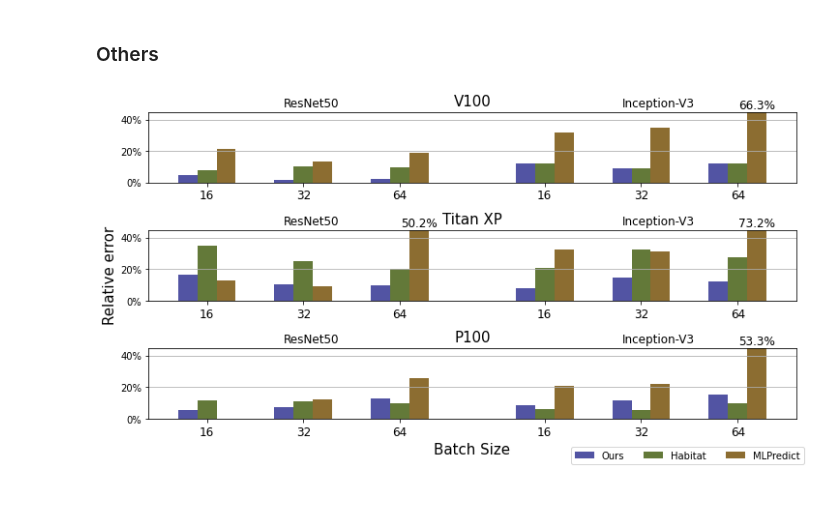
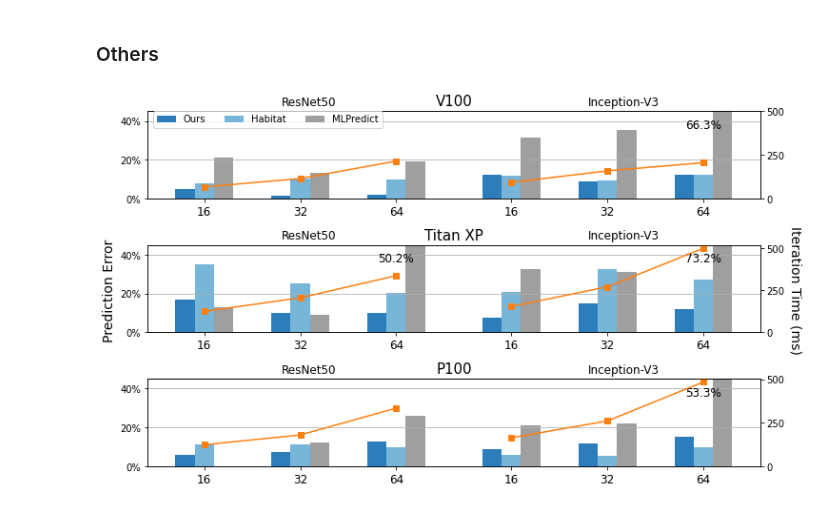
Before and after one commit to owensgroup/ml_perf_model, a Jupyter notebook: analysis/notebooks/e2e_plot.ipynb, the cells around one changed output. Saved outputs shown, nothing was run; the diff lists cells and outputs as text; code cells hidden in the pictures.

Commit message:
Polished e2e plot.

```diff
--- a/analysis/notebooks/e2e_plot.ipynb
+++ b/analysis/notebooks/e2e_plot.ipynb
@@ -23,20 +23,28 @@ trimmed_iters = 30
 gpus = ["V100", "Xp", "P100"]
 models = ["DLRM_default", "DLRM_MLPerf", "DLRM_DDP"]
 errors = {}
+actual_time = {}
 for gpu in gpus:
     errors[gpu] = {}
+    actual_time[gpu] = {}
     for model in models:
         errors[gpu][model] = []
+        actual_time[gpu][model] = []
         for batch_size in batch_sizes:
-            prediction_file = '{}/data/{}/e2e/{}/{}_{}_prediction_{}.log'.format(PM_HOME, gpu, model, num_gpus, batch_size, trimmed_iters)
-            assert os.path.exists(prediction_file)
+            log_file = '{}/data/{}/e2e/{}/b/{}_{}.log'.format(PM_HOME, gpu, model, num_gpus, batch_size, trimmed_iters)
+            assert os.path.exists(log_file), "{} does not exist".format(log_file)
+            for line in open(log_file, 'r'):
+                if re.search("Overall per-batch training time", line):
+                    actual_time[gpu][model].append(float(line.split(' ')[4])) # In us
+            prediction_file = '{}/data/{}/e2e/{}/b/{}_{}_prediction_{}.log'.format(PM_HOME, gpu, model, num_gpus, batch_size, trimmed_iters)
+            assert os.path.exists(prediction_file), "{} does not exist".format(prediction_file)
             for line in open(prediction_file, 'r'):
                 if re.search("Prediction error:", line):
                     active_error = float(line.split(' ')[2].rstrip(',').rstrip('%'))
                     e2e_error = float(line.split(' ')[3].rstrip(',').rstrip('%'))
                     kernel_only_error = float(line.split(' ')[4].rstrip(',').rstrip('%'))
                     errors[gpu][model].append([active_error, e2e_error, kernel_only_error])
-            shared_prediction_file = '{}/data/{}/e2e/{}/{}_{}_prediction_{}_shared.log'.format(PM_HOME, gpu, model, num_gpus, batch_size, trimmed_iters)
+            shared_prediction_file = '{}/data/{}/e2e/{}/b/{}_{}_prediction_{}_shared.log'.format(PM_HOME, gpu, model, num_gpus, batch_size, trimmed_iters)
             if os.path.exists(shared_prediction_file):
                 for line in open(shared_prediction_file, 'r'):
                     if re.search("Prediction error:", line):
@@ -191,14 +215,30 @@ other_errors = {
         "Inception-V3": [[8.5, 6.0, 20.9], [11.7, 5.3, 22.1], [15.2, 9.6, 53.3]],
     }
 }
+other_time = {
+    "V100": {
+        "ResNet50": [66.55, 114.78, 214.53],
+        "Inception-V3": [92.63, 158.75, 205.68],
+    },
+    "Titan XP": {
+        "ResNet50": [125.07, 205.83, 338.41],
+        "Inception-V3": [153.80, 272.07, 502.00],
+    },
+    "P100": {
+        "ResNet50": [122.75, 179.16, 333.54],
+        "Inception-V3": [163.00, 259.92, 483.89],
+    }
+}
 
 fig, axes = plt.subplots(nrows=3, ncols=1)
 count = 0
-model_gap = 3.5
+model_gap = 3.2
 yticks = [0, 20, 40]
+yticks2 = [0, 250, 500]
 yticklabels = ["{:.0f}%".format(x) for x in yticks]
 for device, error in other_errors.items():
     ax = axes[count]
+    ax2 = ax.twinx()
     e1 = []
     e2 = []
     e3 = []
@@ -207,39 +247,50 @@ for device, error in other_errors.items():
     x3 = []
     c = 0
     for model, e in error.items():
+        xtt = []
         c += 0.5
         cc = 0
         for ee in e:
             e1.append(ee[0])
             e2.append(ee[1])
             e3.append(ee[2])
             x1.append(model_gap * c - 2 + cc - 0.1)
             x2.append(model_gap * c - 2 + cc)
             x3.append(model_gap * c - 2 + cc + 0.1)
             cc += 0.5
+
+            xtt.append(model_gap * c - 2 + cc - 0.5)
+
         ax.text(model_gap * c - 1.6, yticks[-1]+8, model, fontsize=12, transform=ax.transData)
-    ax.bar(x1, e1, width=0.1, color=plt.get_cmap("tab20b")(1), label=tags[0])
-    ax.bar(x2, e2, width=0.1, color=plt.get_cmap("tab20b")(4), label=tags[1])
-    ax.bar(x3, e3, width=0.1, color=plt.get_cmap("tab20b")(8), label=tags[2])
+
+        ax2.plot(xtt, other_time[device][model], color=plt.get_cmap("tab10")(1), marker="s")
+
+    ax.bar(x1, e1, width=0.1, color=plt.get_cmap("Blues")(180), label=tags[0])
+    ax.bar(x2, e2, width=0.1, color=plt.get_cmap("Blues")(120), label=tags[1])
+    ax.bar(x3, e3, width=0.1, color=plt.get_cmap("Greys")(120), label=tags[2])
     ax.grid(axis='y')
     ax.set_xticks([(x+y)/2 for x,y in zip(x1,x3)])
     ax.set_xticklabels(batch_sizes + batch_sizes, fontsize=12)
     ax.set_title(device, fontsize=15)
     ax.set_yticks(yticks)
     ax.set_yticklabels(yticklabels)
     ax.set_ylim(0, yticks[-1]+5)
     for xe in [zip(x1, e1), zip(x2, e2), zip(x3, e3)]:
         for x, e in xe:
             if e > yticks[-1]+5:
-                ax.text(x, yticks[-1]+9, "{:.1f}%".format(e), horizontalalignment='center', verticalalignment='center', size=12)
+                ax.text(x-0.1, yticks[-1]-2, "{:.1f}%".format(e), horizontalalignment='center', verticalalignment='center', size=12)
+
+    ax2.set_yticks(yticks2)
+
     count += 1
 handles, labels = axes[-1].get_legend_handles_labels()
-fig.legend(handles, labels, loc='lower right', ncol=3)
-fig.text(-0.01, 0.5, 'Relative error', va='center', rotation='vertical', fontsize=15)
-plt.xlabel("Batch Size", fontsize=15)
-plt.rcParams['figure.figsize'] = [10, 5.5]
+fig.legend(handles, labels, loc=[0.08, 0.9], ncol=3)
+fig.text(-0.01, 0.5, 'Prediction Error', va='center', rotation=90, fontsize=14)
+fig.text(0.99, 0.5, 'Iteration Time (ms)', va='center', rotation=-90, fontsize=14)
+plt.xlabel("Batch Size", fontsize=14)
+plt.rcParams['figure.figsize'] = [10, 6]
 plt.tight_layout()
 plt.savefig('{}/data/e2e_others.pdf'.format(PM_HOME), bbox_inches='tight')
 plt.savefig('{}/data/e2e_others.png'.format(PM_HOME), bbox_inches='tight')
 # %% [output]
-[figure, old version]
+[figure, new version]
```
Also changed, not shown: parts of 2 cells of this notebook.
